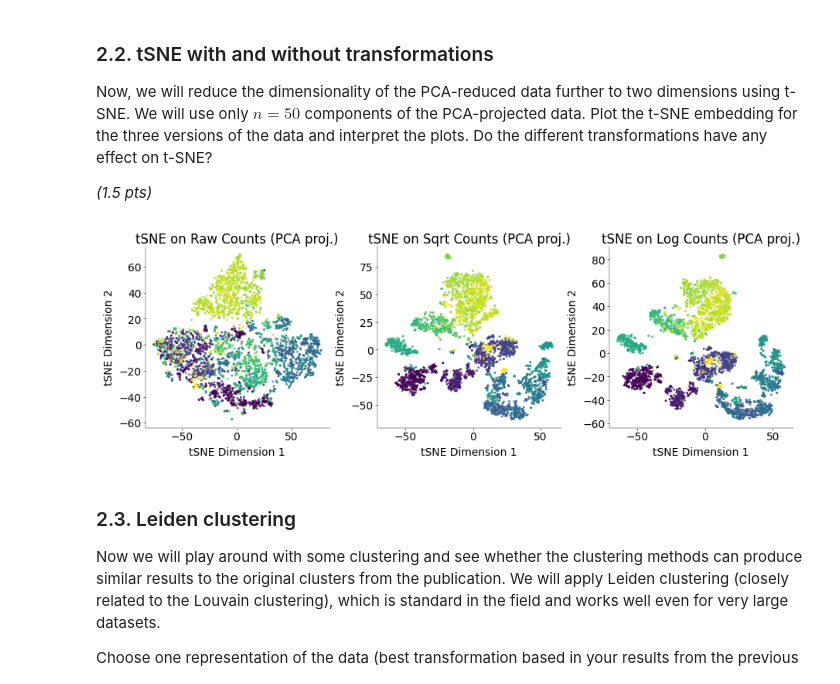
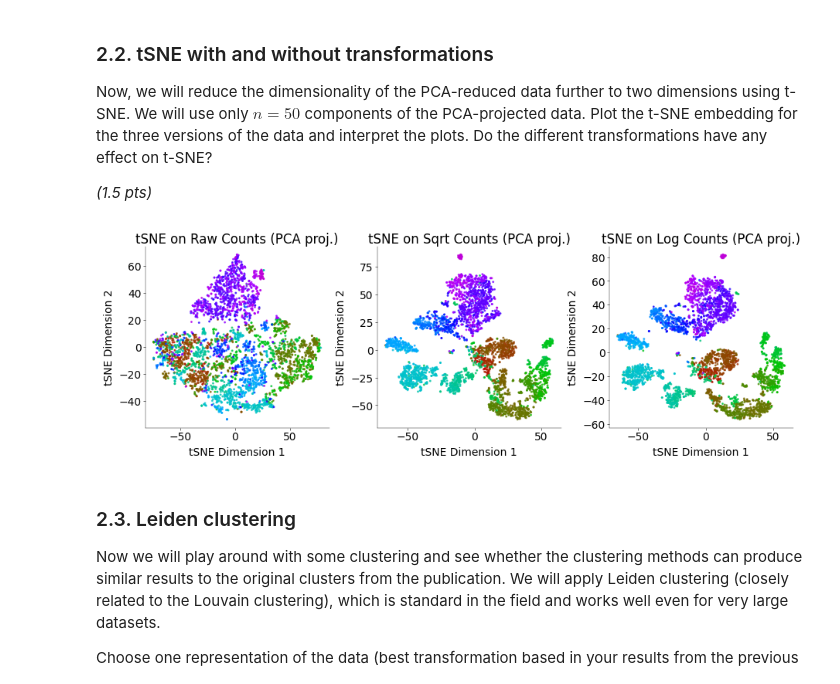
Before and after one commit to Akseli-Ilmanen/NDS_homework, a Jupyter notebook: notebooks/CG_CodingLab7.ipynb, the cells around one changed output. Drawn from its saved outputs; the diff is of its cells as text; code cells hidden in the pictures.

```diff
--- a/notebooks/CG_CodingLab7.ipynb
+++ b/notebooks/CG_CodingLab7.ipynb
@@ -479,37 +499,52 @@ tsne_log = tsne.fit(pca_log_tsne_input)
 # %%
 # -----------------------------------------------
 # plot t-SNE embedding for each dataset (1 pt)
 # -----------------------------------------------
 
 fig, axs = plt.subplots(1, 3, figsize=(9, 3))
 
 # Raw counts tSNE
 axs[0].scatter(
-    tsne_raw[:, 0], tsne_raw[:, 1], c=clusters, cmap="viridis", s=5, alpha=0.7
+    tsne_raw[:, 0],
+    tsne_raw[:, 1],
+    c=clusters,
+    cmap=matplotlib.colors.ListedColormap(clusterColors),
+    s=5,
+    alpha=0.7,
 )
 axs[0].set_title("tSNE on Raw Counts (PCA proj.)")
 axs[0].set_xlabel("tSNE Dimension 1")
 axs[0].set_ylabel("tSNE Dimension 2")
 
 # Sqrt-transformed counts tSNE
 axs[1].scatter(
-    tsne_sqrt[:, 0], tsne_sqrt[:, 1], c=clusters, cmap="viridis", s=5, alpha=0.7
+    tsne_sqrt[:, 0],
+    tsne_sqrt[:, 1],
+    c=clusters,
+    cmap=matplotlib.colors.ListedColormap(clusterColors),
+    s=5,
+    alpha=0.7,
 )
 axs[1].set_title("tSNE on Sqrt Counts (PCA proj.)")
 axs[1].set_xlabel("tSNE Dimension 1")
 axs[1].set_ylabel("tSNE Dimension 2")
 
 # Log-transformed counts tSNE
 axs[2].scatter(
-    tsne_log[:, 0], tsne_log[:, 1], c=clusters, cmap="viridis", s=5, alpha=0.7
+    tsne_log[:, 0],
+    tsne_log[:, 1],
+    c=clusters,
+    cmap=matplotlib.colors.ListedColormap(clusterColors),
+    s=5,
+    alpha=0.7,
 )
 axs[2].set_title("tSNE on Log Counts (PCA proj.)")
 axs[2].set_xlabel("tSNE Dimension 1")
 axs[2].set_ylabel("tSNE Dimension 2")
 
 plt.show()
 # %% [output]
-[figure, old version]
+[figure, new version]
 # %% [markdown]
 ### 2.3. Leiden clustering
 
```
Also changed, not shown: parts of 6 cells of this notebook.
